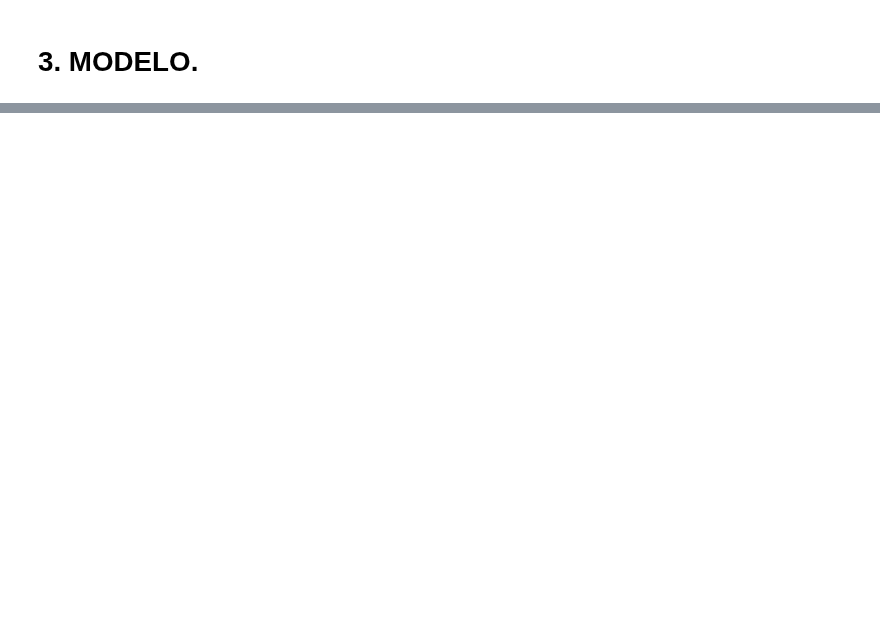
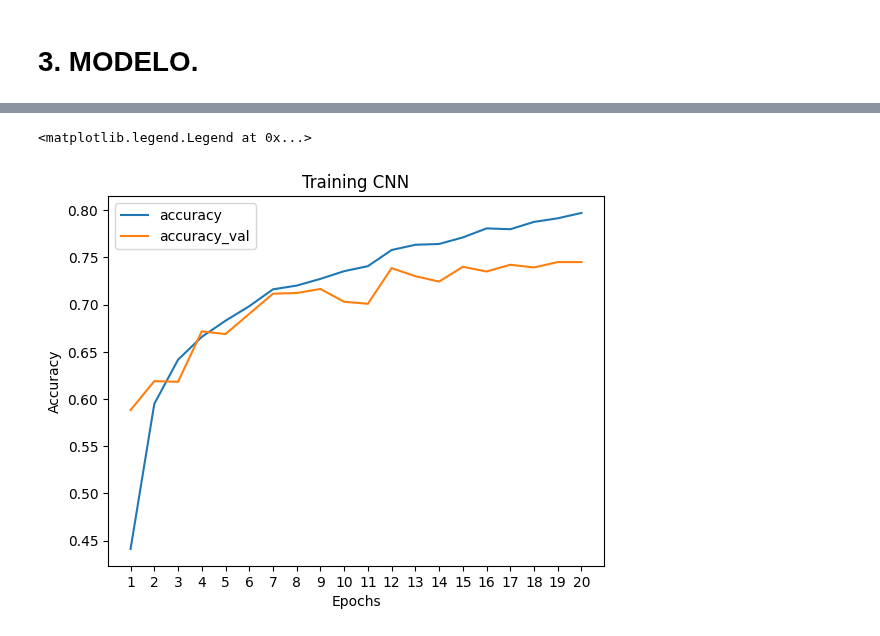
Before and after one commit to mrborjabarber/2509_dsft_thebridge_valencia, a Jupyter notebook: 3-Machine_Leaning/3-Deep_Learning/2-ComputerVision/1-Redes_Convolucionales/ejercicio paisajes/Clasificador_paisajes.ipynb, the cells around one changed output, grey strips where cells are left out. Saved outputs shown, nothing was run; the diff lists cells and outputs as text; code cells hidden in the pictures; blank space fills up the shorter version.

```diff
--- a/3-Machine_Leaning/3-Deep_Learning/2-ComputerVision/1-Redes_Convolucionales/ejercicio paisajes/Clasificador_paisajes.ipynb
+++ b/3-Machine_Leaning/3-Deep_Learning/2-ComputerVision/1-Redes_Convolucionales/ejercicio paisajes/Clasificador_paisajes.ipynb
@@ -56,0 +314,11 @@ class_names_d
+# %%
+plt.plot(df_hist['accuracy'], label="accuracy")          # Precisión en train
+plt.plot(df_hist['val_accuracy'], label="accuracy_val")  # Precisión en validación
+plt.title("Training CNN")
+plt.xlabel("Epochs")
+plt.ylabel("Accuracy")
+plt.xticks(np.arange(1,21))  # Marcas en el eje X para cada epoch
+plt.legend()
+# %% [output]
+<matplotlib.legend.Legend at 0x...>
+[figure, added]
```
Also changed, not shown: parts of 23 cells of this notebook.
